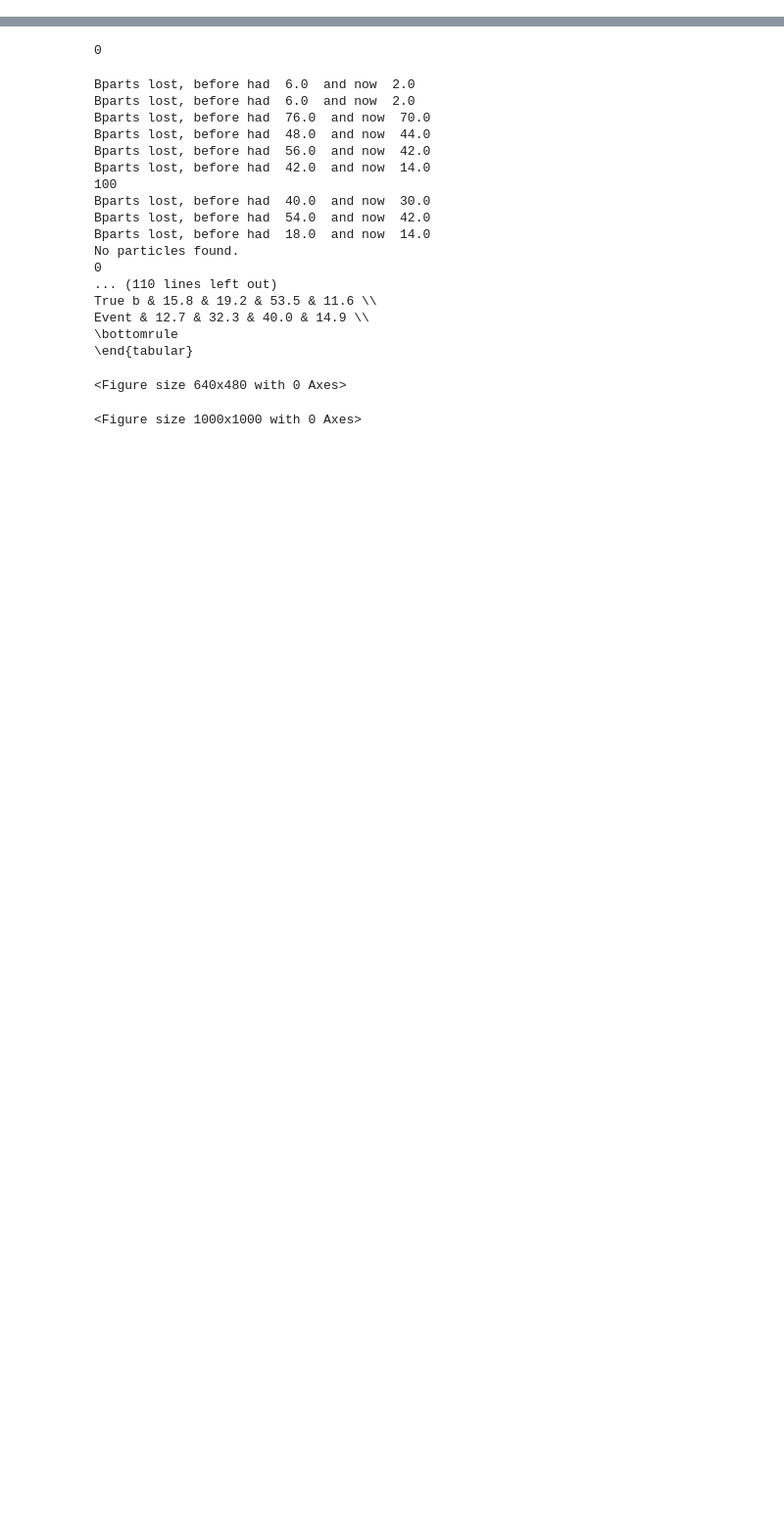
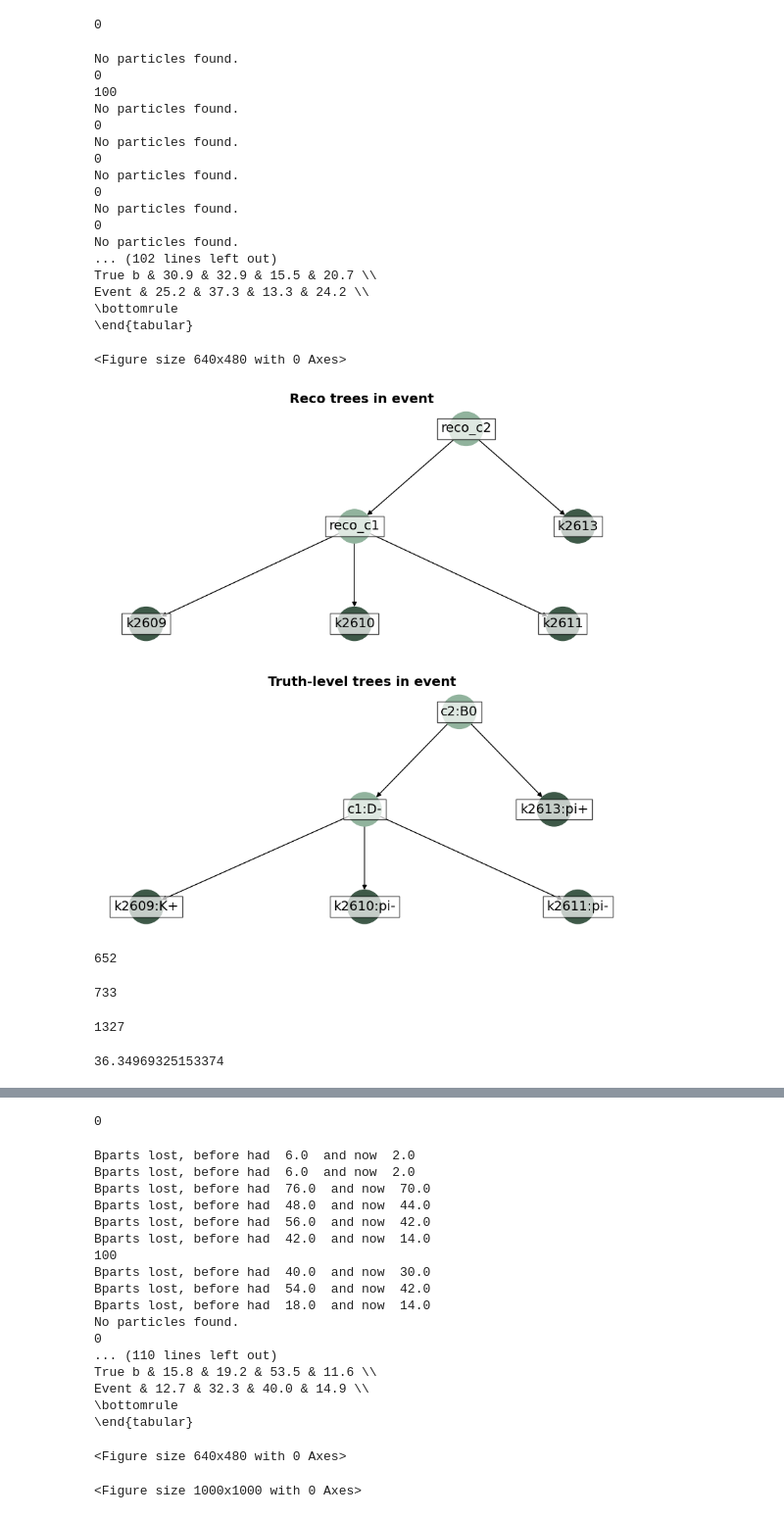
Before and after one commit to willsutcliffe/scalable_mtl_hgnn, a Jupyter notebook: Refactoring_perf.ipynb, the cells around one changed output, grey strips where cells are left out. Shown at 98% size. Cells and saved outputs as stored; diff of their text form; code cells hidden in the pictures; blank space fills up the shorter version.

```diff
--- a/Refactoring_perf.ipynb
+++ b/Refactoring_perf.ipynb
@@ -38,5 +20,5 @@ from wmpgnn.model.model_loader import ModelLoader
 from wmpgnn.configs.config_loader import ConfigLoader
 from wmpgnn.datasets.data_handler import DataHandler
 # Load the configuration
-config_loader = ConfigLoader("config_files/heteromp_gnn_inference.yaml", environment_prefix="DL")
+#config_loader = ConfigLoader("config_files/heteromp_gnn_inference.yaml", environment_prefix="DL")#
 config_loader = ConfigLoader("config_files/mp_gnn_inference.yaml", environment_prefix="DL")
@@ -46,0 +38,41 @@ perf = Performance(config_loader)
+# %%
+ref_sig={'mothers':['D-', 'D+', 'B0'], 'anti-mothers': ['D-', 'D+', 'B~0'], 'ndaughters': 6}
+# %%
+perf.evaluate_reco_performance(event_max=1000, pruning_cut=0.2,plot_perfect_decaychains=1,ref_signal=ref_sig)
+# %% [output]
+0
+No particles found.
+0
+100
+No particles found.
+0
+No particles found.
+0
+No particles found.
+0
+No particles found.
+0
+No particles found.
+... (102 lines left out)
+True b & 30.9 & 32.9 & 15.5 & 20.7 \\
+Event & 25.2 & 37.3 & 13.3 & 24.2 \\
+\bottomrule
+\end{tabular}
+<Figure size 640x480 with 0 Axes>
+[figure, added]
+# %%
+len(perf.signal_df.query("SigMatch==1"))
+# %% [output]
+652
+# %%
+len(perf.signal_df.query('NumSignalParticles == 6'))
+# %% [output]
+733
+# %%
+len(perf.signal_df)
+# %% [output]
+1327
+# %%
+100*len(perf.signal_df.query("SigMatch==1 and PerfectSignalReconstruction == 1"))/len(perf.signal_df.query("SigMatch==1"))
+# %% [output]
+36.34969325153374
```
Also changed, not shown: parts of 50 cells of this notebook, 5 other files.
